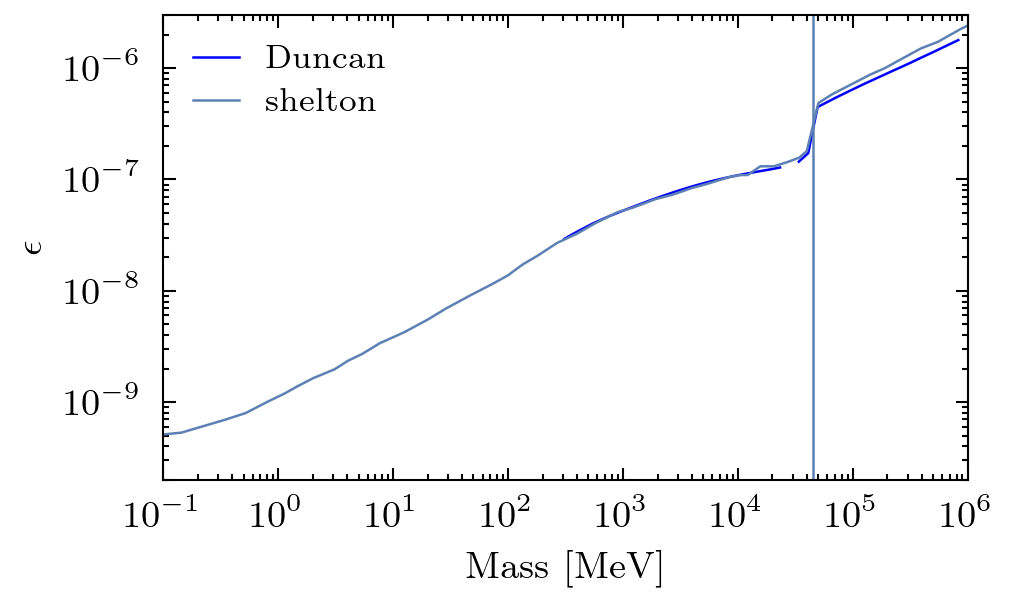
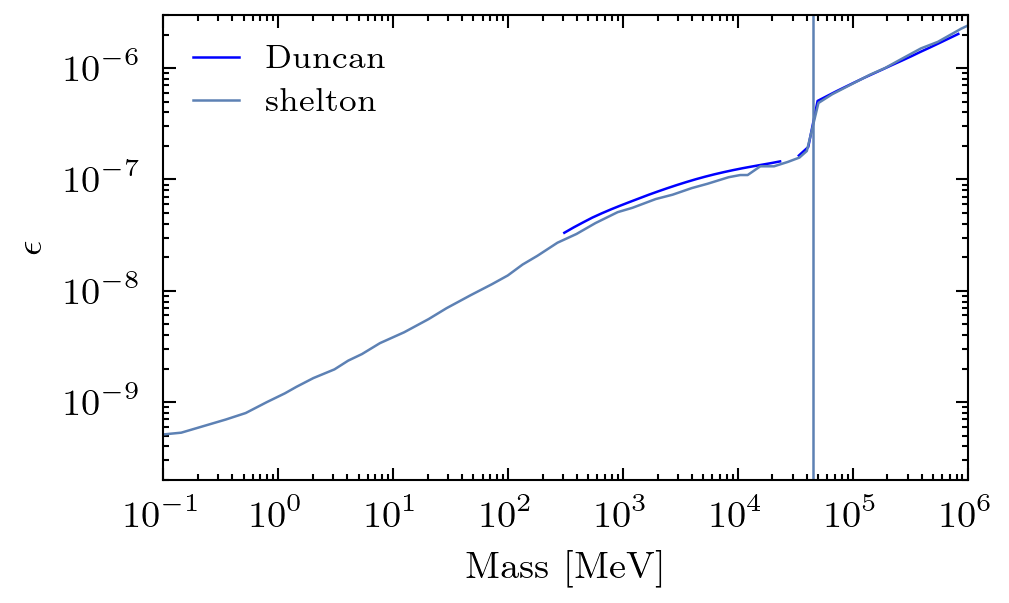
The change to this notebook cell's code, shown as a diff; its figure went from the first image to the second:
--- before
+++ after
@@ -1,3 +1,6 @@
-plt.plot(dark_electron_masses, Q_Neff_0_06_HL, color='blue', linestyle='solid', label='Duncan')
+
+s2_theta_w = 0.22339 
+c2_theta_w = 1-s2_theta_w
+plt.plot(dark_electron_masses, Q_Neff_0_06_HL*np.sqrt(1/c2_theta_w), color='blue', linestyle='solid', label='Duncan')
 # plt.plot(dark_electron_masses, Q_Neff_0_027_HL, color='blue', linestyle='dashed')
 
@@ -13,4 +16,6 @@
 plt.xlim(0.1, 1e6)
 plt.ylim(2e-10, 3e-6)
+
+
 
 # plt.xlim(1e4, 1e6)
@@ -29,3 +34,4 @@
 # plt.savefig('../output/figures/delta_neff_constraint_full_vs_dso.pdf')
 
+
 plt.show()

Commit: tweak to initial conditions